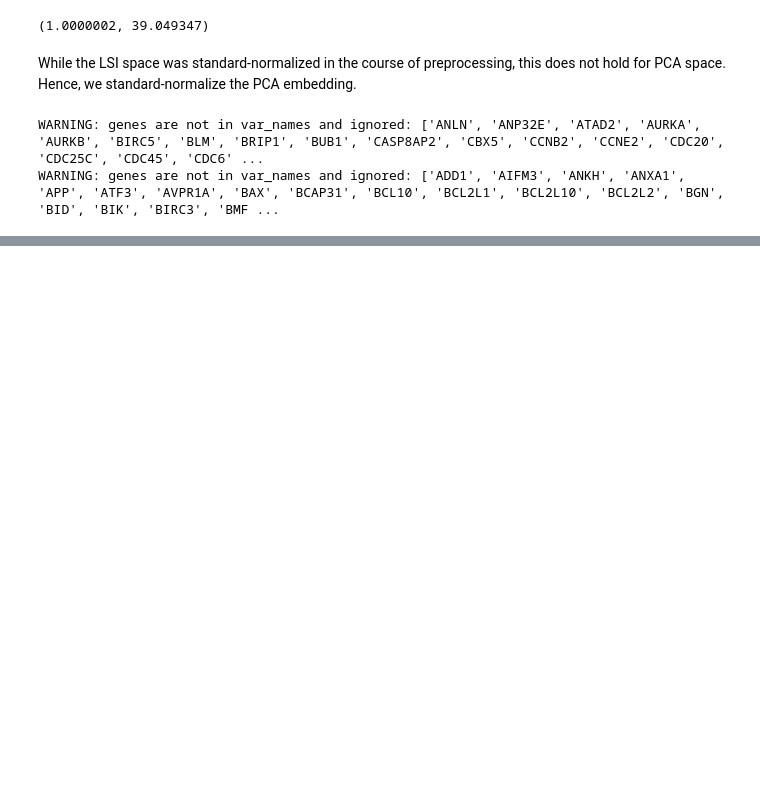
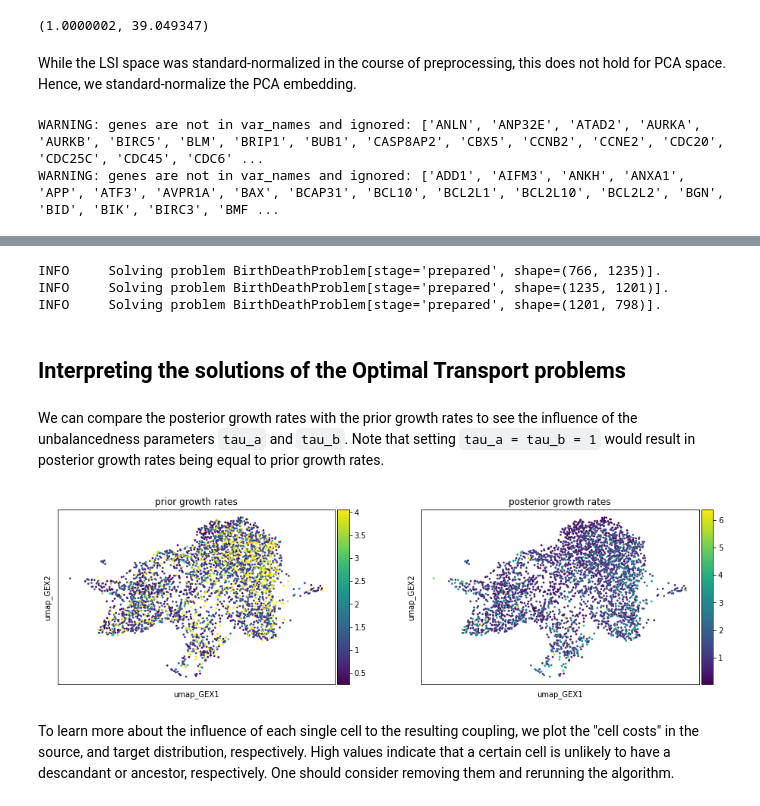
Before and after one commit to theislab/moscot_notebooks, a Jupyter notebook: tutorials/tu_01_temporalProblem.ipynb, the cells around one changed output, grey strips where cells are left out. Cells and saved outputs as stored; diff of their text form; code cells hidden in the pictures; blank space fills up the shorter version.

Commit message:
temporal tutorial, to be rerun once PRs are merged

```diff
--- a/tutorials/tu_01_temporalProblem.ipynb
+++ b/tutorials/tu_01_temporalProblem.ipynb
@@ -94,4 +81,0 @@ adata.obs["cell_costs_target"] = np.abs(tp.cell_costs_target)
-# %%
-import numpy as np
-adata.obs["cell_costs_source"] = np.abs(tp.cell_costs_source)
-adata.obs["cell_costs_target"] = np.abs(tp.cell_costs_target)
@@ -152,9 +81,0 @@ adata.uns["moscot_results"]["cell_transition"]
-# %%
-tp2 = TemporalProblem(adata)
-tp2 = tp2.prepare("day", policy="explicit", subset=[(2,4)])
-tp2 = tp2.solve(tau_a=0.99, tau_b=1)
-tp = tp.add_problem(key=(2,4), problem=tp2[(2,4)])
-
-
-tp.compute_interpolated_distance(start=2, intermediate=3, end=4)
-tp.compute_random_distance(start=2, intermediate=3, end=4)
@@ -166,0 +84,19 @@ mpl.cell_transition(tp)
+# %%
+tp = tp.solve(epsilon=1e-3, tau_a=0.99, tau_b=0.999, scale_cost="mean")
+# %% [output]
+INFO     Solving problem BirthDeathProblem[stage='prepared', shape=(766, 1235)].
+INFO     Solving problem BirthDeathProblem[stage='prepared', shape=(1235, 1201)].
+INFO     Solving problem BirthDeathProblem[stage='prepared', shape=(1201, 798)].
+# %% [markdown]
+## Interpreting the solutions of the Optimal Transport problems
+# %% [markdown]
+We can compare the posterior growth rates with the prior growth rates to see the influence of the unbalancedness parameters `tau_a` and `tau_b`. Note that setting `tau_a = tau_b = 1` would result in posterior growth rates being equal to prior growth rates.
+# %%
+adata.obs["prior_growth_rates"] = tp.prior_growth_rates
+adata.obs["posterior_growth_rates"] = tp.posterior_growth_rates
+# %%
+sc.pl.scatter(adata, basis="umap_GEX", color=["prior_growth_rates", "posterior_growth_rates"])
+# %% [output]
+[figure, added]
+# %% [markdown]
+To learn more about the influence of each single cell to the resulting coupling, we plot the "cell costs" in the source, and target distribution, respectively. High values indicate that a certain cell is unlikely to have a descandant or ancestor, respectively. One should consider removing them and rerunning the algorithm.
```
Also changed, not shown: parts of 59 cells of this notebook.
